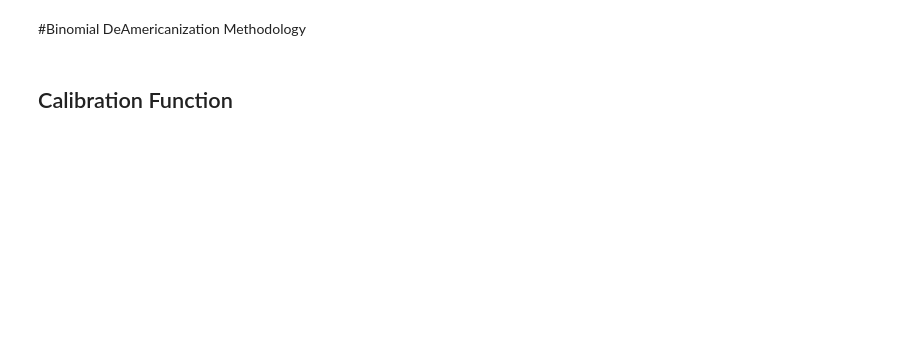
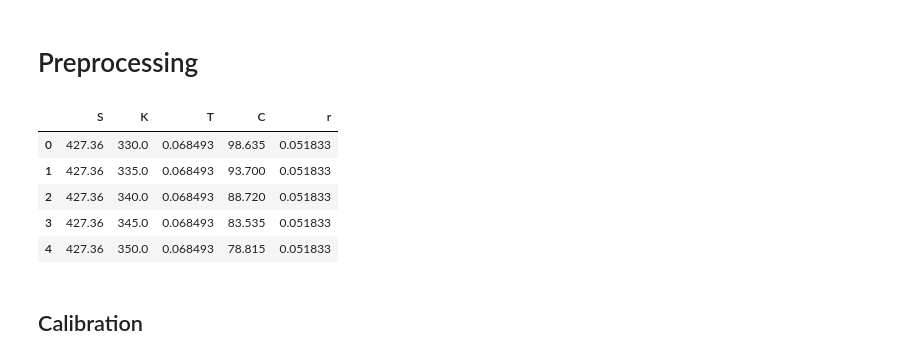
Before and after one commit to SaahitKar/Option-DeAmericanization, a Jupyter notebook: Binomial_De_Americanization.ipynb, the cells around one changed output. Drawn from its saved outputs; the diff is of its cells as text; code cells hidden in the pictures; blank space fills up the shorter version.

```diff
--- a/Binomial_De_Americanization.ipynb
+++ b/Binomial_De_Americanization.ipynb
@@ -1,2 +0,0 @@
-# %% [markdown]
-#Binomial DeAmericanization Methodology
@@ -5,2 +8,25 @@
+# %% [markdown]
+# Preprocessing
+# %%
+price_data = pd.read_csv('data/cleaned_price_data.csv')
+
+price_data["pd_QuoteDate"] = pd.to_datetime(price_data["Quote Date"])
+
+daily_df = {}
+
+for date, group in price_data.groupby("Quote Date"):
+    daily_df[date] = group[['S','K','T','C','r']].reset_index(drop=True)
+
+days = list(daily_df.keys())
+pd_days = [pd.to_datetime(d).normalize() for d in days]
+
+daily_df['2023-10-02'].head()
+# %% [output]
+|  | S | K | T | C | r |
+| 0 | 427.36 | 330.0 | 0.068493 | 98.635 | 0.051833 |
+| 1 | 427.36 | 335.0 | 0.068493 | 93.700 | 0.051833 |
+| 2 | 427.36 | 340.0 | 0.068493 | 88.720 | 0.051833 |
+| 3 | 427.36 | 345.0 | 0.068493 | 83.535 | 0.051833 |
+| 4 | 427.36 | 350.0 | 0.068493 | 78.815 | 0.051833 |
 # %% [markdown]
-## Calibration Function
+## Calibration
```
Also changed, not shown: parts of 10 cells of this notebook.
